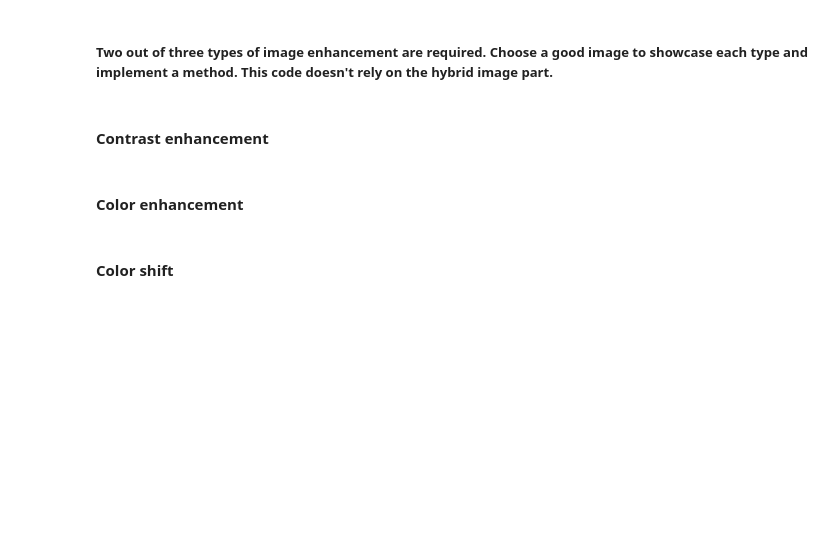
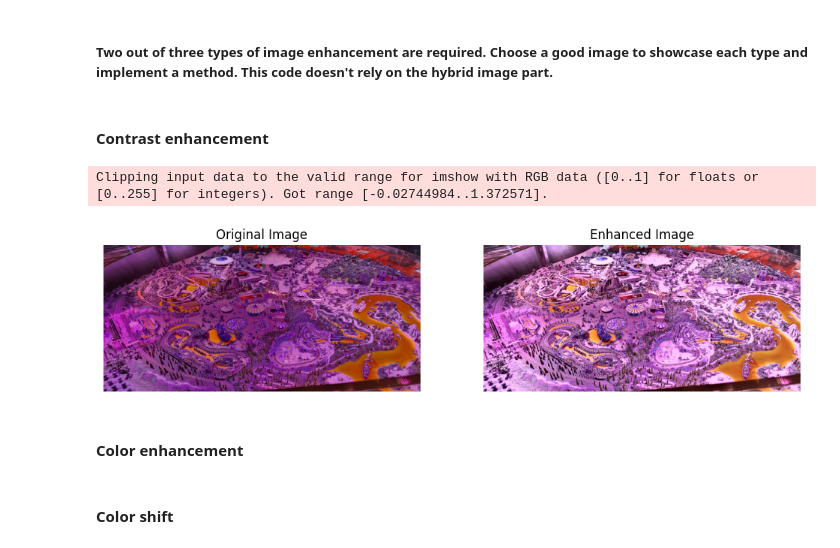
Before and after one commit to qasimza/hybrid-images, a Jupyter notebook: CS445_Proj1_Starter.ipynb, the cells around one changed output. Saved outputs shown, nothing was run; the diff lists cells and outputs as text; code cells hidden in the pictures; blank space fills up the shorter version.

```diff
--- a/CS445_Proj1_Starter.ipynb
+++ b/CS445_Proj1_Starter.ipynb
@@ -275,6 +286,41 @@ plt.show()
 ##### Two out of three types of image enhancement are required.  Choose a good image to showcase each type and implement a method.  This code doesn't rely on the hybrid image part.
 # %% [markdown]
 #### Contrast enhancement
+# %%
+# Import image as BGR
+im_contr_enhan_dir = datadir + 'images/disney_model.jpg'
+im_contr_enhan_original = np.float32(cv2.imread(im_contr_enhan_dir, cv2.IMREAD_COLOR_BGR) / 255.0)
+
+# Convert to YCrCb
+im_contr_enhan_ycrcb = cv2.cvtColor(im_contr_enhan_original, cv2.COLOR_BGR2YCrCb)
+
+# Enhance contrast using HSV channel manipulation
+#im_contr_enhan_hsv[:, :, 1] = im_contr_enhan_hsv[:, :, 1] * 3
+
+# Equalize the Y channel
+y_u8 = (np.clip(im_contr_enhan_ycrcb[:, :, 0], 0, 1) * 255).astype(np.uint8)
+im_contr_enhan_ycrcb[:, :, 0] = cv2.equalizeHist(y_u8).astype(np.float32) / 255.0
+
+# Convert back to BGR
+im_contr_enhan_enhanced = cv2.cvtColor(im_contr_enhan_ycrcb, cv2.COLOR_YCrCb2BGR)
+
+# Display before and after images
+plt.figure(figsize=(12, 6))
+
+plt.subplot(1, 2, 1)
+plt.imshow(im_contr_enhan_original)
+plt.title('Original Image')
+plt.axis('off')
+
+plt.subplot(1, 2, 2)
+plt.imshow(im_contr_enhan_enhanced)
+plt.title('Enhanced Image')
+plt.axis('off')
+
+plt.show()
+# %% [output]
+Clipping input data to the valid range for imshow with RGB data ([0..1] for floats or [0..255] for integers). Got range [-0.02744984..1.372571].
+[figure, added]
 # %% [markdown]
 #### Color enhancement
 # %% [markdown]
```
Also changed, not shown: parts of 5 cells of this notebook, 10 other files.
